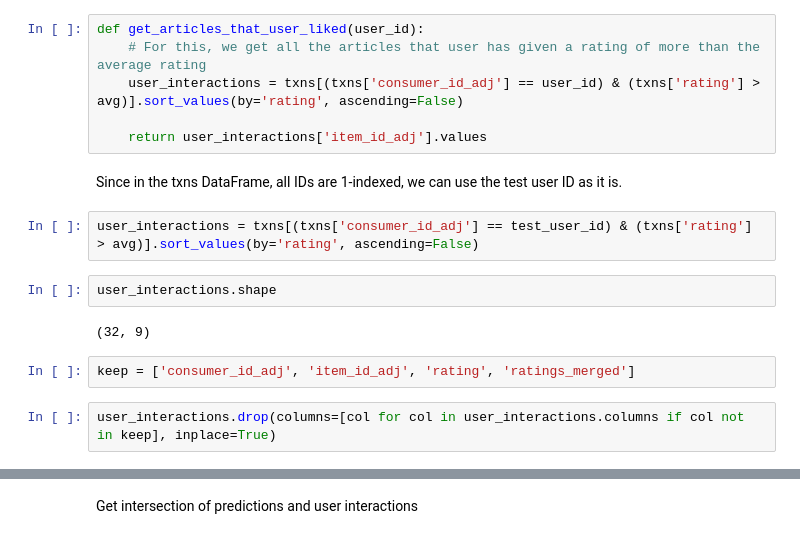
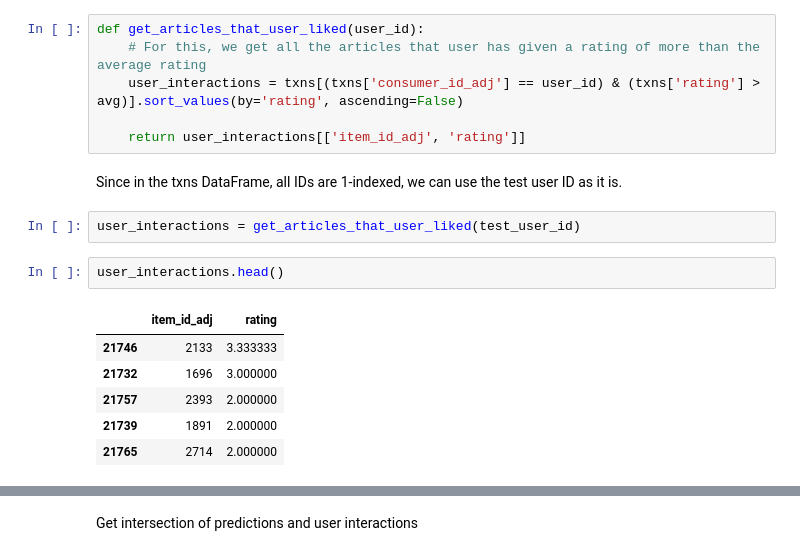
Before and after one commit to kavurisrikanth/news-recommender-capstone, a Jupyter notebook: basics/data.ipynb, the cells around one changed output, grey strips where cells are left out. Saved outputs shown, nothing was run; the diff lists cells and outputs as text.

```diff
--- a/basics/data.ipynb
+++ b/basics/data.ipynb
@@ -1167,16 +1144,17 @@ def get_articles_that_user_liked(user_id):
     # For this, we get all the articles that user has given a rating of more than the average rating
     user_interactions = txns[(txns['consumer_id_adj'] == user_id) & (txns['rating'] > avg)].sort_values(by='rating', ascending=False)
 
-    return user_interactions['item_id_adj'].values
+    return user_interactions[['item_id_adj', 'rating']]
 # %% [markdown]
 Since in the txns DataFrame, all IDs are 1-indexed, we can use the test user ID as it is.
-# %%
-user_interactions = txns[(txns['consumer_id_adj'] == test_user_id) & (txns['rating'] > avg)].sort_values(by='rating', ascending=False)
+# %%
+user_interactions = get_articles_that_user_liked(test_user_id)
 # %%
-user_interactions.shape
+user_interactions.head()
 # %% [output]
-(32, 9)
+|  | item_id_adj | rating |
+| 21746 | 2133 | 3.333333 |
+| 21732 | 1696 | 3.000000 |
+| 21757 | 2393 | 2.000000 |
+| 21739 | 1891 | 2.000000 |
+| 21765 | 2714 | 2.000000 |
-# %%
-keep = ['consumer_id_adj', 'item_id_adj', 'rating', 'ratings_merged']
-# %%
-user_interactions.drop(columns=[col for col in user_interactions.columns if col not in keep], inplace=True)
```
Also changed, not shown: parts of 33 cells of this notebook.
